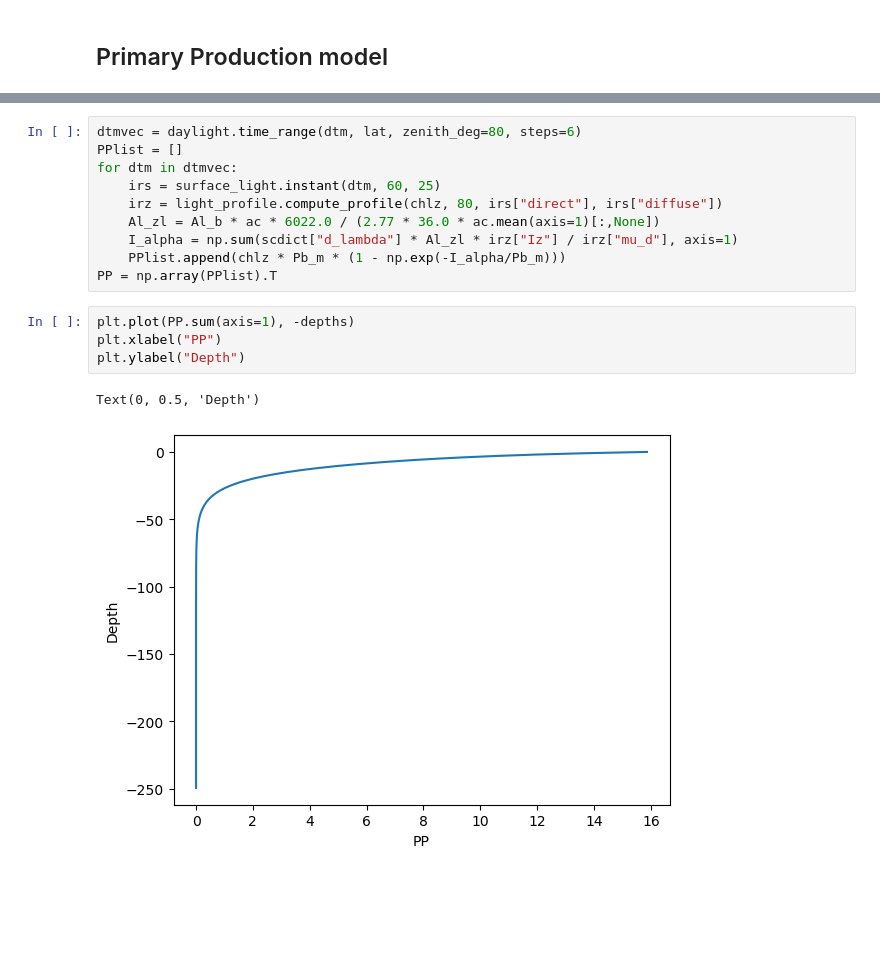
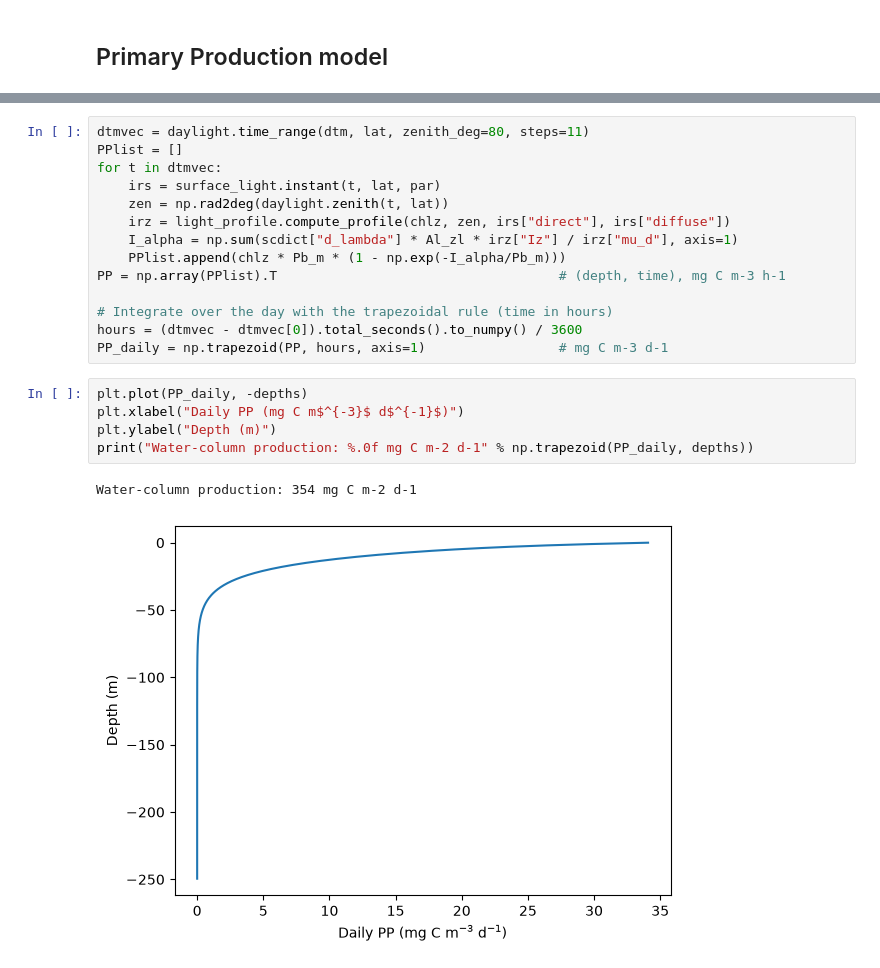
Before and after one commit to PrimaryProduction/PSM_spectral_PP_model, a Jupyter notebook: light_field.ipynb, the cells around one changed output, grey strips where cells are left out. Saved outputs shown, nothing was run; the diff lists cells and outputs as text; blank space fills up the shorter version.

```diff
--- a/light_field.ipynb
+++ b/light_field.ipynb
@@ -189,17 +190,22 @@ Text(0, 0.5, 'Depth')
 # %%
-dtmvec = daylight.time_range(dtm, lat, zenith_deg=80, steps=6)
+dtmvec = daylight.time_range(dtm, lat, zenith_deg=80, steps=11)
 PPlist = []
-for dtm in dtmvec:
-    irs = surface_light.instant(dtm, 60, 25)
-    irz = light_profile.compute_profile(chlz, 80, irs["direct"], irs["diffuse"])
-    Al_zl = Al_b * ac * 6022.0 / (2.77 * 36.0 * ac.mean(axis=1)[:,None])
+for t in dtmvec:
+    irs = surface_light.instant(t, lat, par)
+    zen = np.rad2deg(daylight.zenith(t, lat))
+    irz = light_profile.compute_profile(chlz, zen, irs["direct"], irs["diffuse"])
     I_alpha = np.sum(scdict["d_lambda"] * Al_zl * irz["Iz"] / irz["mu_d"], axis=1)
     PPlist.append(chlz * Pb_m * (1 - np.exp(-I_alpha/Pb_m)))
-PP = np.array(PPlist).T
+PP = np.array(PPlist).T                                    # (depth, time), mg C m-3 h-1
+
+# Integrate over the day with the trapezoidal rule (time in hours)
+hours = (dtmvec - dtmvec[0]).total_seconds().to_numpy() / 3600
+PP_daily = np.trapezoid(PP, hours, axis=1)                 # mg C m-3 d-1
-# %%
-plt.plot(PP.sum(axis=1), -depths)
-plt.xlabel("PP")
-plt.ylabel("Depth")
-# %% [output]
-Text(0, 0.5, 'Depth')
-[figure, removed]
+# %%
+plt.plot(PP_daily, -depths)
+plt.xlabel("Daily PP (mg C m$^{-3}$ d$^{-1}$)")
+plt.ylabel("Depth (m)")
+print("Water-column production: %.0f mg C m-2 d-1" % np.trapezoid(PP_daily, depths))
+# %% [output]
+Water-column production: 354 mg C m-2 d-1
+[figure, added]
```
Also changed, not shown: parts of 10 cells of this notebook, 13 other files.
